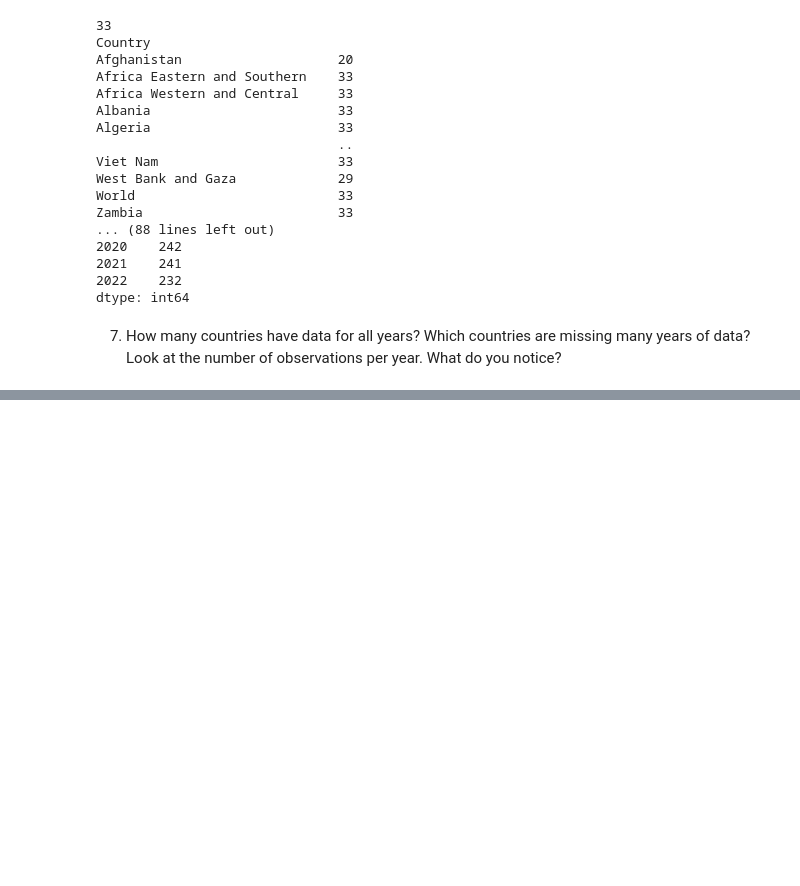
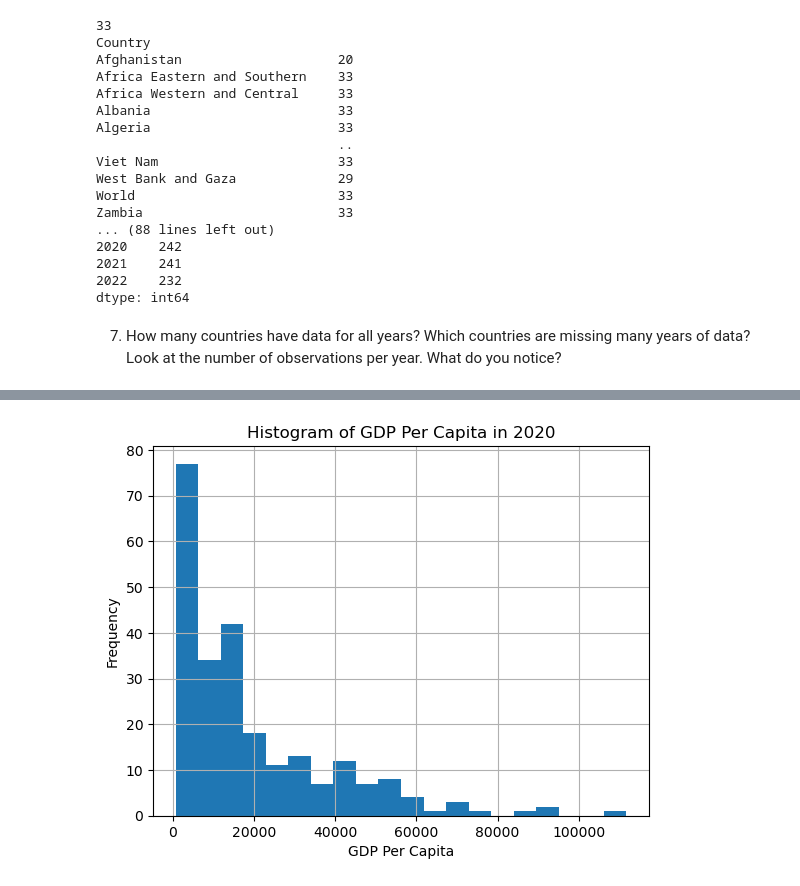
Before and after one commit to NSS-Data-Analytics-Cohort-10/gdp-and-internet-usage-seanmalley1, a Jupyter notebook: notebooks/un_data.ipynb, the cells around one changed output, grey strips where cells are left out. Saved outputs shown, nothing was run; the diff lists cells and outputs as text; code cells hidden in the pictures; blank space fills up the shorter version.

Commit message:
made my graphs

```diff
--- a/notebooks/un_data.ipynb
+++ b/notebooks/un_data.ipynb
@@ -181,0 +182,11 @@ In this question, you're going to create some plots to show the distribution of
+# %%
+#create dataframe for only the year we're looking at
+gdp_2020 = gdp_df[gdp_df['Year'] == 2020]
+# plotting my histogram
+gdp_2020['GDP_Per_Capita'].hist(bins=20)
+plt.title('Histogram of GDP Per Capita in 2020')
+plt.xlabel('GDP Per Capita')
+plt.ylabel('Frequency')
+plt.show()
+# %% [output]
+[figure, added]
```
Also changed, not shown: parts of 8 cells of this notebook.
